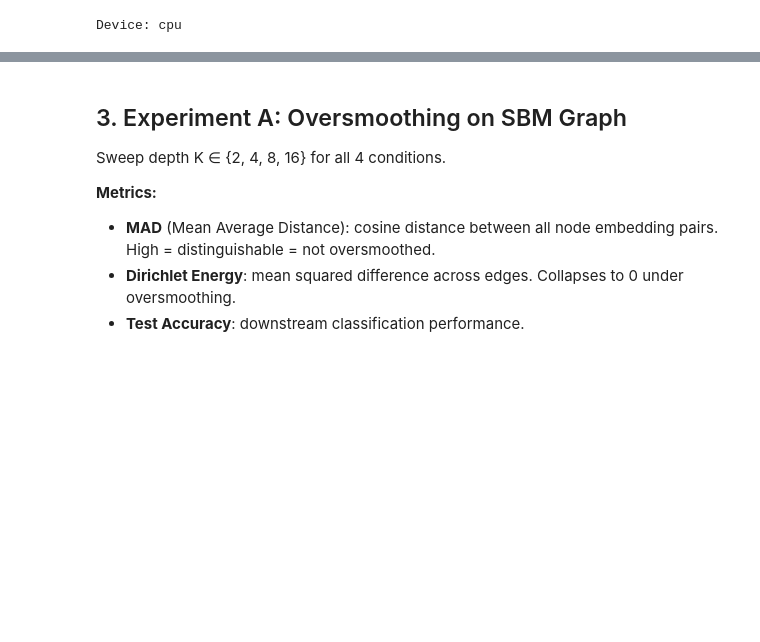
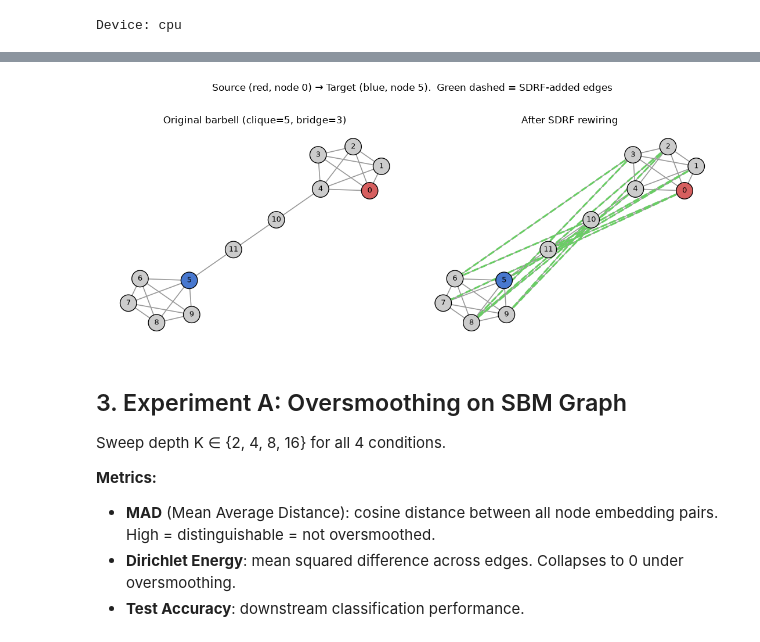
Before and after one commit to NicoReit54/Graph_Representation_Learning_Miniproject, a Jupyter notebook: experiments.ipynb, the cells around one changed output, grey strips where cells are left out. Saved outputs shown, nothing was run; the diff lists cells and outputs as text; code cells hidden in the pictures; blank space fills up the shorter version.

```diff
--- a/experiments.ipynb
+++ b/experiments.ipynb
@@ -115,3 +136,41 @@ plt.show()
+# %%
+src_node = 0
+tgt_node = int(data_barbell.clique_size)   # first node of the right clique
+
+G_orig = to_networkx(data_barbell,     to_undirected=True)
+G_rew  = to_networkx(data_barbell_rew, to_undirected=True)
+pos    = nx.kamada_kawai_layout(G_orig)
+
+def _node_colors(G):
+    out = []
+    for n in G.nodes():
+        if   n == src_node: out.append('#D65F5F')   # source = red
+        elif n == tgt_node: out.append('#4878CF')   # target = blue
+        else:               out.append('#cccccc')
+    return out
+
+orig_edge_set = set(map(frozenset, G_orig.edges()))
+
+fig, axes = plt.subplots(1, 2, figsize=(11, 4.5))
+for ax, G, title in [(axes[0], G_orig, 'Original barbell (clique=5, bridge=3)'),
+                     (axes[1], G_rew,  'After SDRF rewiring')]:
+    added = [e for e in G.edges() if frozenset(e) not in orig_edge_set]
+    nx.draw_networkx_edges(G, pos, ax=ax, edge_color='#999999', width=1.2)
+    if added:
+        nx.draw_networkx_edges(G, pos, edgelist=added, ax=ax,
+                               edge_color='#6ACC65', width=2.2, style='dashed')
+    nx.draw_networkx_nodes(G, pos, ax=ax, node_color=_node_colors(G),
+                           node_size=420, edgecolors='black')
+    nx.draw_networkx_labels(G, pos, ax=ax, font_size=9)
+    ax.set_title(title, fontsize=12); ax.axis('off')
+
+plt.suptitle('Source (red, node 0) -> Target (blue, node 5).  '
+             'Green dashed = SDRF-added edges', fontsize=12, y=1.02)
+plt.tight_layout()
+plt.savefig('barbell_topology.pdf', bbox_inches='tight')
+plt.show()
+# %% [output]
+[figure, added]
 # %% [markdown]
 ## 3. Experiment A: Oversmoothing on SBM Graph
 
```
Also changed, not shown: parts of 21 cells of this notebook, 10 other files.
